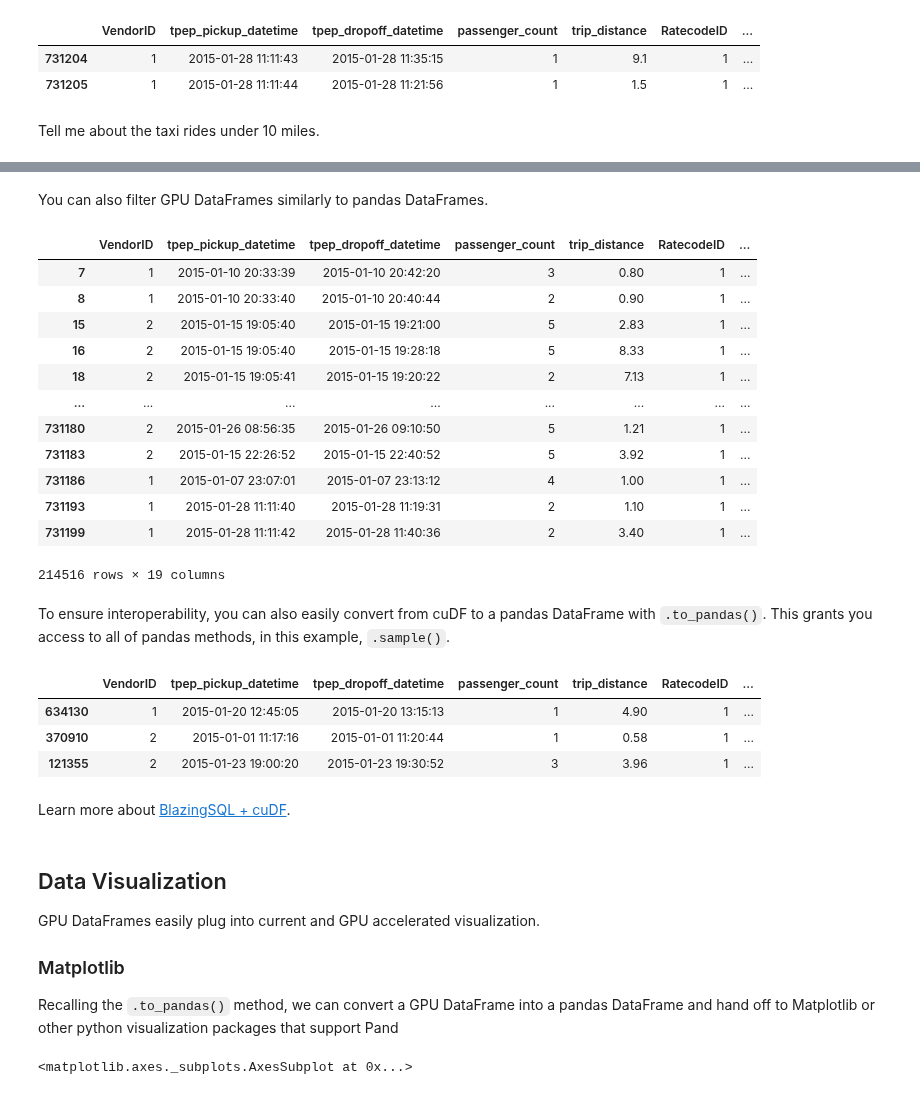
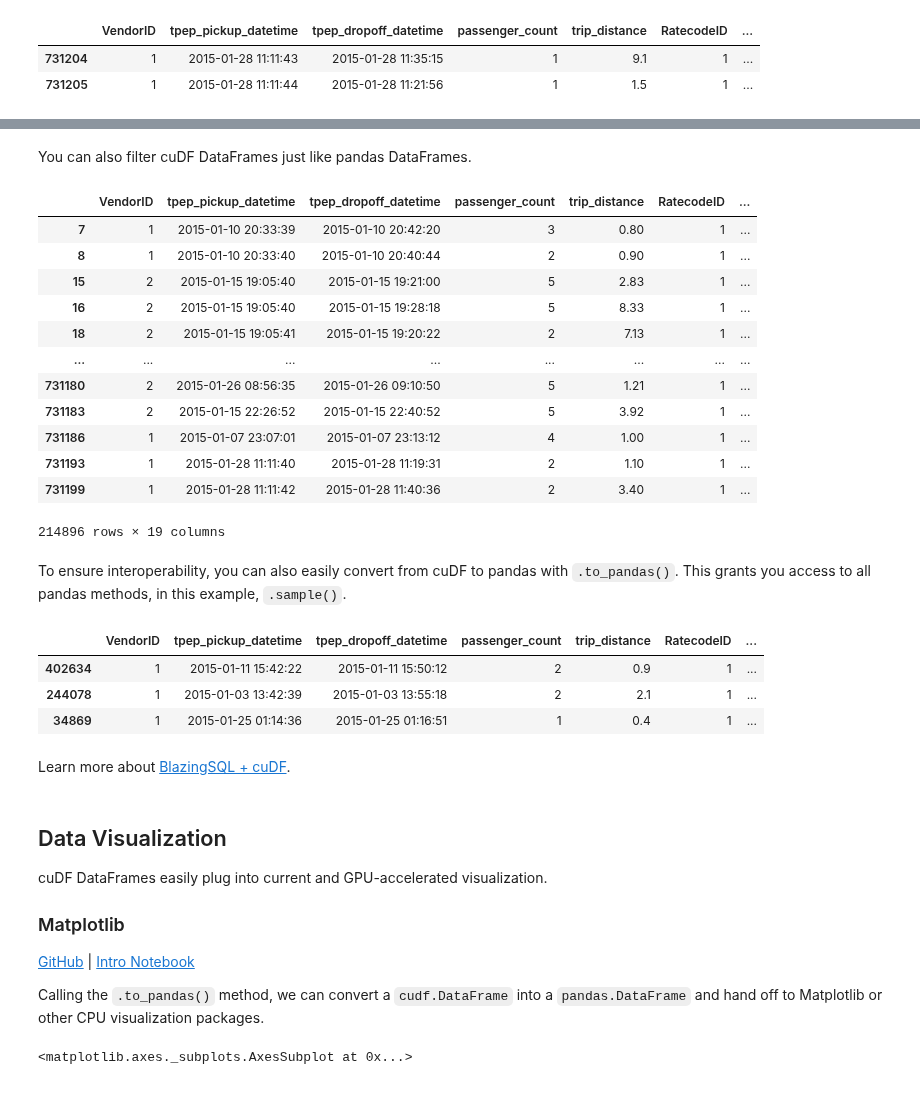
Before and after one commit to BlazingDB/Welcome_to_BlazingSQL_Notebooks, a Jupyter notebook: welcome.ipynb, the cells around one changed output, grey strips where cells are left out. Drawn from its saved outputs; the diff is of its cells as text; code cells hidden in the pictures.

Commit message:
update core notebooks

```diff
--- a/welcome.ipynb
+++ b/welcome.ipynb
@@ -83,3 +83,3 @@ You can also make a GPU DataFrame from a SQL statement.
 # %%
-gdf = bc.sql('select * from taxi where trip_distance < 10')
+df = bc.sql('select * from taxi where trip_distance < 10')
 # %% [markdown]
@@ -90,6 +90,4 @@ gdf.tail(2)
 |  | VendorID | tpep_pickup_datetime | tpep_dropoff_datetime | passenger_count | trip_distance | RatecodeID | ... |
 | 731204 | 1 | 2015-01-28 11:11:43 | 2015-01-28 11:35:15 | 1 | 9.1 | 1 | ... |
 | 731205 | 1 | 2015-01-28 11:11:44 | 2015-01-28 11:21:56 | 1 | 1.5 | 1 | ... |
-# %% [markdown]
-Tell me about the taxi rides under 10 miles.
 # %%
@@ -105,9 +103,9 @@ gdf.describe()
 | 75% | 2.000000 | 2.000000 | 2.620000 | 1.000000 | 2.000000 | 12.000000 | 0.500000 | 0.500000 | ... |
 | max | 2.000000 | 9.000000 | 9.990000 | 99.000000 | 4.000000 | 900.000000 | 7.000000 | 0.500000 | ... |
 # %% [markdown]
-You can also filter GPU DataFrames similarly to pandas DataFrames.
+You can also filter cuDF DataFrames just like pandas DataFrames.
 # %%
-gdf.loc[(gdf['passenger_count'] > 1) & (gdf['trip_distance'] < 10)]
+df.loc[(df['passenger_count'] != 1) & (df['trip_distance'] < 10)]
 # %% [output]
 |  | VendorID | tpep_pickup_datetime | tpep_dropoff_datetime | passenger_count | trip_distance | RatecodeID | ... |
 | 7 | 1 | 2015-01-10 20:33:39 | 2015-01-10 20:42:20 | 3 | 0.80 | 1 | ... |
@@ -121,23 +119,26 @@ gdf.loc[(gdf['passenger_count'] > 1) & (gdf['trip_distance'] < 10)]
 | 731186 | 1 | 2015-01-07 23:07:01 | 2015-01-07 23:13:12 | 4 | 1.00 | 1 | ... |
 | 731193 | 1 | 2015-01-28 11:11:40 | 2015-01-28 11:19:31 | 2 | 1.10 | 1 | ... |
 | 731199 | 1 | 2015-01-28 11:11:42 | 2015-01-28 11:40:36 | 2 | 3.40 | 1 | ... |
-214516 rows × 19 columns
+214896 rows × 19 columns
 # %% [markdown]
-To ensure interoperability, you can also easily convert from cuDF to a pandas DataFrame with `.to_pandas()`. This grants you access to all of pandas methods, in this example, `.sample()`.
+To ensure interoperability, you can also easily convert from cuDF to pandas with `.to_pandas()`. This grants you access to all pandas methods, in this example, `.sample()`.
 # %%
-gdf.to_pandas().sample(3)
+df.to_pandas().sample(3)
 # %% [output]
 |  | VendorID | tpep_pickup_datetime | tpep_dropoff_datetime | passenger_count | trip_distance | RatecodeID | ... |
-| 634130 | 1 | 2015-01-20 12:45:05 | 2015-01-20 13:15:13 | 1 | 4.90 | 1 | ... |
-| 370910 | 2 | 2015-01-01 11:17:16 | 2015-01-01 11:20:44 | 1 | 0.58 | 1 | ... |
-| 121355 | 2 | 2015-01-23 19:00:20 | 2015-01-23 19:30:52 | 3 | 3.96 | 1 | ... |
+| 402634 | 1 | 2015-01-11 15:42:22 | 2015-01-11 15:50:12 | 2 | 0.9 | 1 | ... |
+| 244078 | 1 | 2015-01-03 13:42:39 | 2015-01-03 13:55:18 | 2 | 2.1 | 1 | ... |
+| 34869 | 1 | 2015-01-25 01:14:36 | 2015-01-25 01:16:51 | 1 | 0.4 | 1 | ... |
 # %% [markdown]
 Learn more about [BlazingSQL + cuDF](intro_notebooks/the_dataframe.ipynb).
 # %% [markdown]
 ## Data Visualization
-GPU DataFrames easily plug into current and GPU accelerated visualization.
+cuDF DataFrames easily plug into current and GPU-accelerated visualization.
 
 
 ### Matplotlib
-Recalling the `.to_pandas()` method, we can convert a GPU DataFrame into a pandas DataFrame and hand off to Matplotlib or other python visualization packages that support Pand
+
+[GitHub](https://github.com/matplotlib/matplotlib) | [Intro Notebook](intro_notebooks/data_visualization.ipynb#Matplotlib)
+
+Calling the `.to_pandas()` method, we can convert a `cudf.DataFrame` into a `pandas.DataFrame` and hand off to Matplotlib or other CPU visualization packages.
 # %%
```
Also changed, not shown: parts of 17 cells of this notebook, 4 other files.
